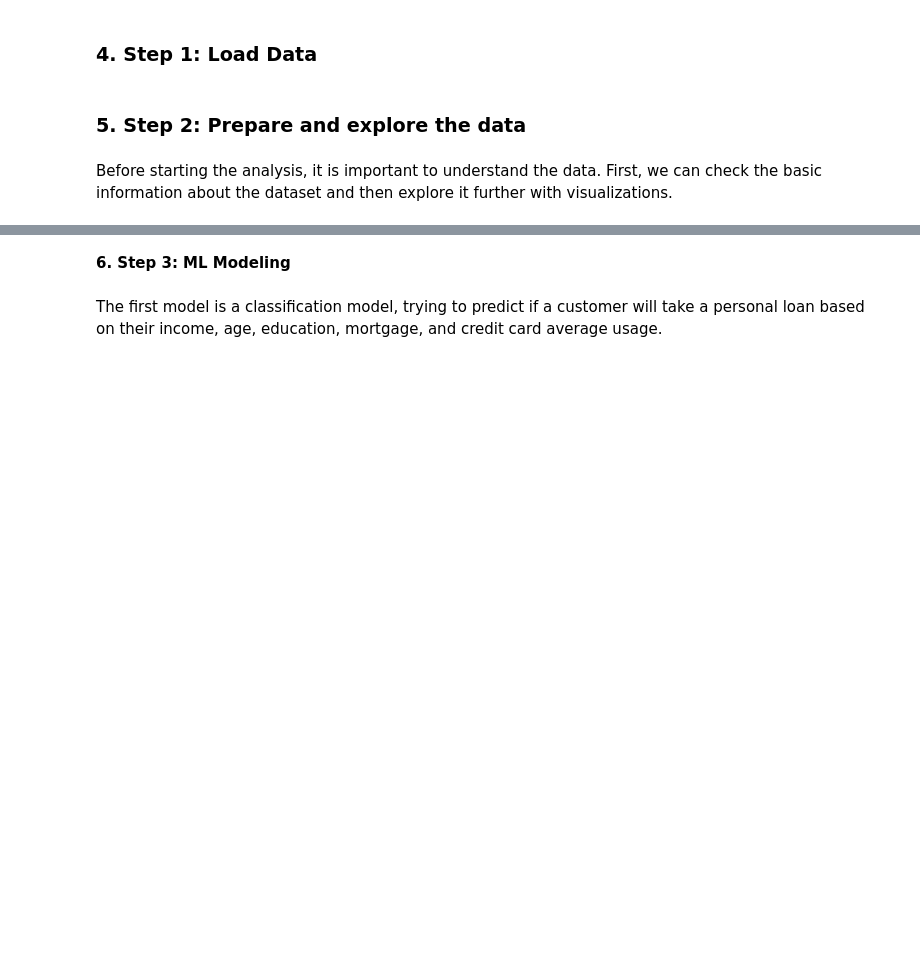
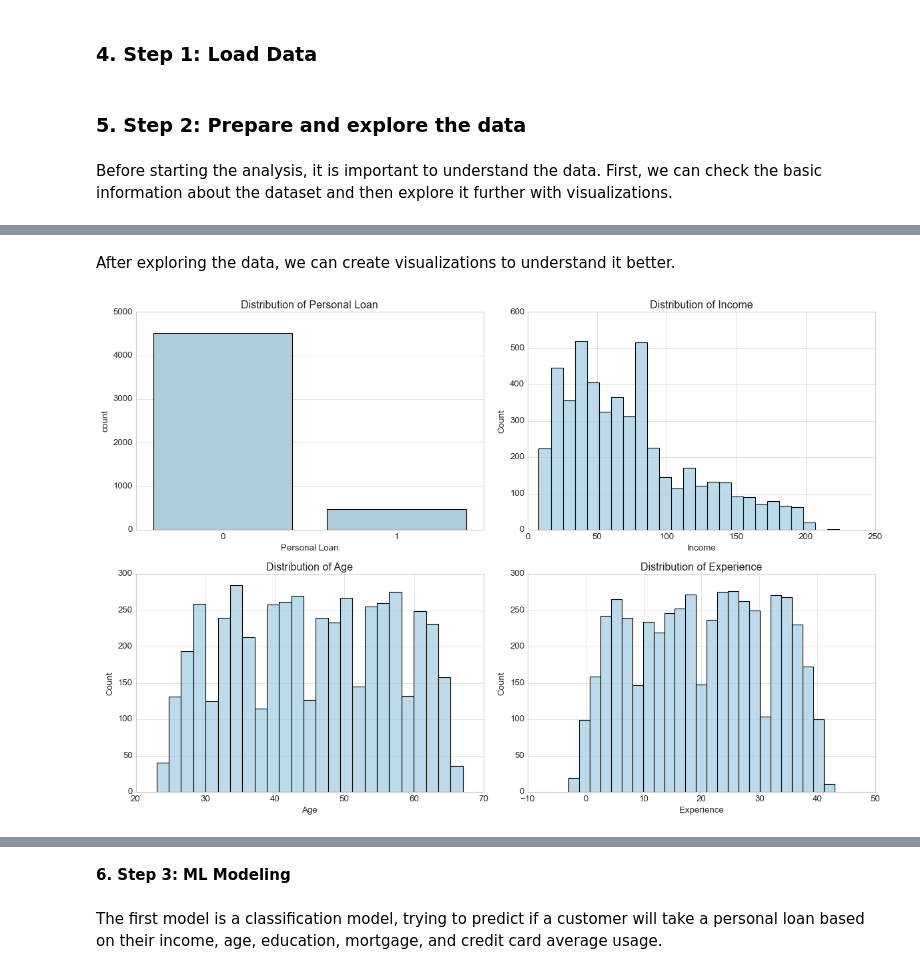
Before and after one commit to joao-reis25/dataSciencePython, a Jupyter notebook: src/REIS_POST.ipynb, the cells around one changed output, grey strips where cells are left out. Cells and saved outputs as stored; diff of their text form; code cells hidden in the pictures; blank space fills up the shorter version.

Commit message:
eda+ml
More EDA visualizations and ML modelling

```diff
--- a/src/REIS_POST.ipynb
+++ b/src/REIS_POST.ipynb
@@ -83,47 +155,40 @@ for column in df.columns:
+# %% [markdown]
+After exploring the data, we can create visualizations to understand it better.
+# %%
+# Create visualizations
+import matplotlib as mpl
+import matplotlib.pyplot as plt
+import seaborn as sns
+
+# Set up the plotting style
+plt.style.use('seaborn-v0_8-whitegrid')
+sns.set_palette("Paired")
 # %%
-# Create visualizations
-import matplotlib as mpl # visualizations
-import matplotlib.pyplot as plt
-import seaborn as sns
-
-# Set up the plotting style
-plt.style.use('seaborn')
-sns.set_palette("husl")
-
 # Create a figure with multiple subplots
 fig = plt.figure(figsize=(15, 10))
 
 # Distribution of Personal Loan (target variable)
 plt.subplot(2, 2, 1)
 sns.countplot(data=df, x='Personal Loan')
 plt.title('Distribution of Personal Loan')
 
 # Income distribution
 plt.subplot(2, 2, 2)
-sns.histplot(data=df, x='Income', bins=30)
+sns.histplot(data=df, x='Income', bins=25)
 plt.title('Distribution of Income')
 
 # Age distribution
 plt.subplot(2, 2, 3)
-sns.histplot(data=df, x='Age', bins=30)
+sns.histplot(data=df, x='Age', bins=25)
 plt.title('Distribution of Age')
 
-# Correlation heatmap
-plt.figure(figsize=(10, 8))
-sns.heatmap(df.corr(), annot=True, cmap='coolwarm', center=0)
-plt.title('Correlation Heatmap')
+# Experience distribution
+plt.subplot(2, 2, 4)
+sns.histplot(data=df, x='Experience', bins=25)
+plt.title('Distribution of Experience')
 
 plt.tight_layout()
+plt.savefig('personal_loan_distributions.png')
 plt.show()
-
-# Additional insights: Education level vs Personal Loan
-plt.figure(figsize=(10, 6))
-sns.countplot(data=df, x='Education', hue='Personal Loan')
-plt.title('Education Level vs Personal Loan')
-plt.show()
-
-# Income vs Personal Loan with Education
-plt.figure(figsize=(10, 6))
-sns.boxplot(data=df, x='Personal Loan', y='Income', hue='Education')
-plt.title('Income Distribution by Loan Status and Education')
-plt.show()
+# %% [output]
+[figure, added]
```
Also changed, not shown: parts of 13 cells of this notebook, 9 other files.
